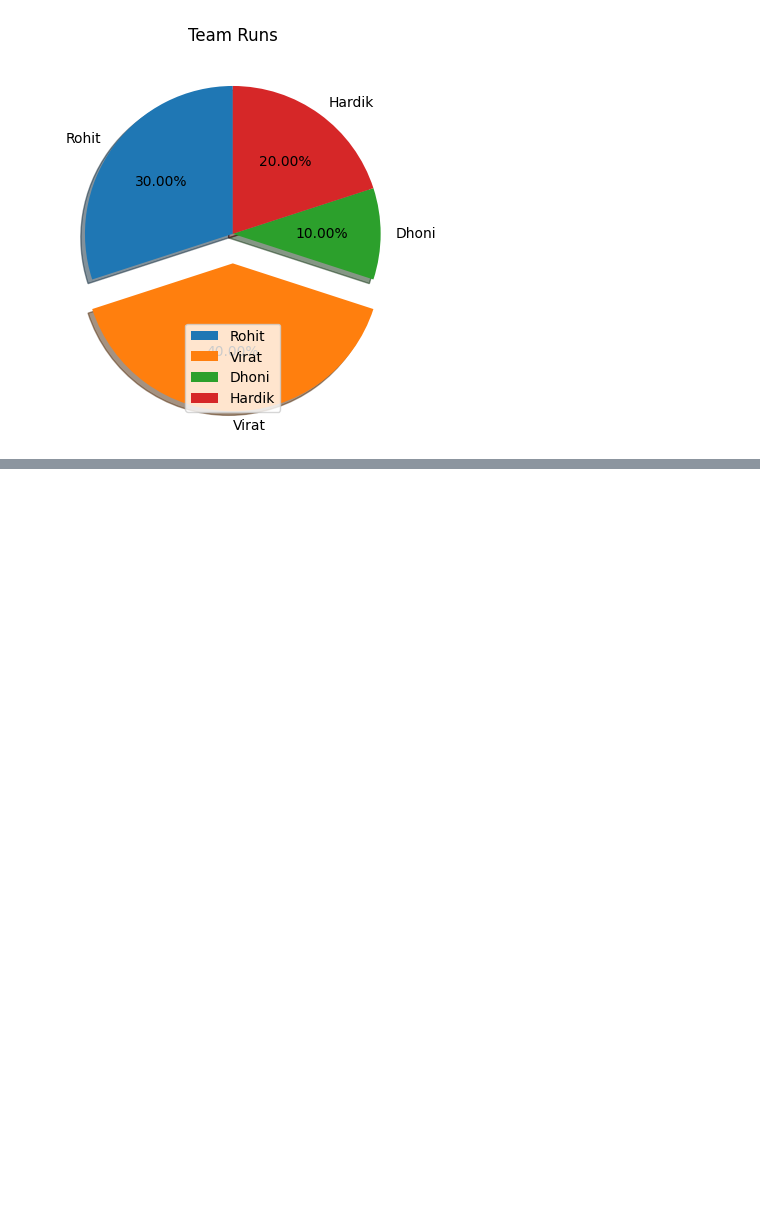
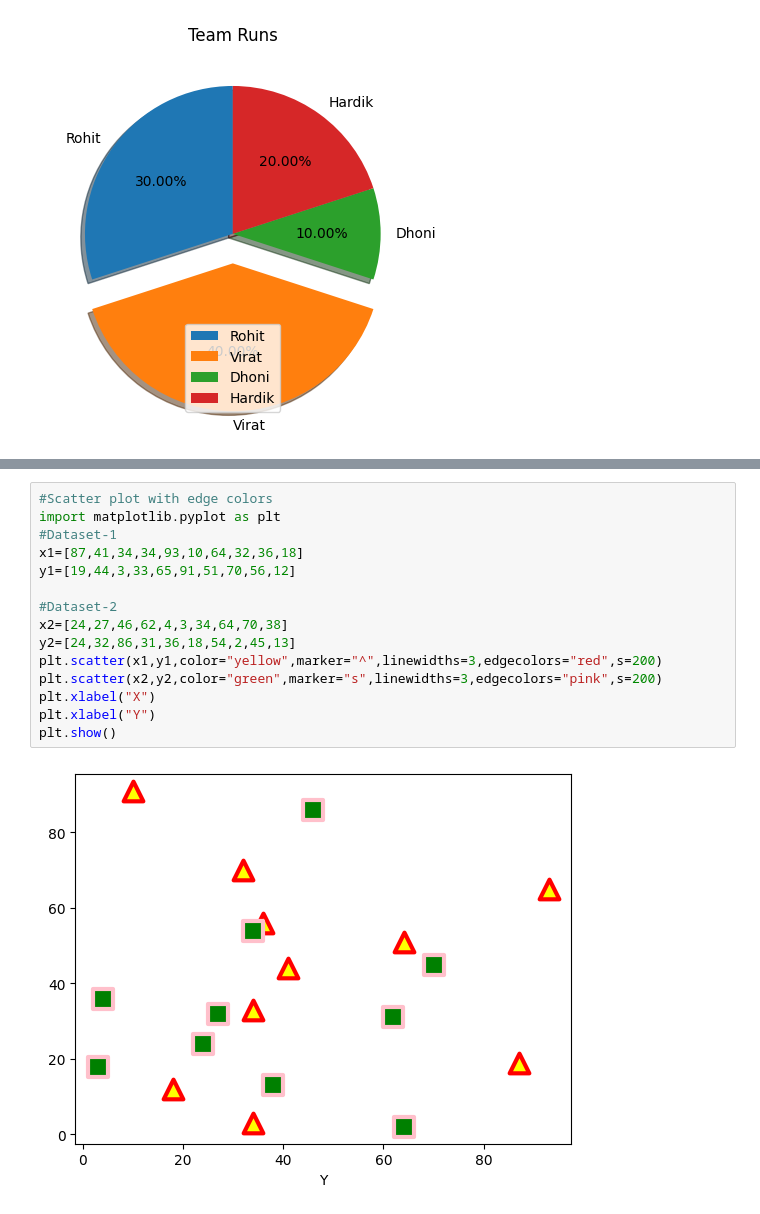
Before and after one commit to anurg/aicourse, a Jupyter notebook: matplotlib_labs.ipynb, the cells around one changed output, grey strips where cells are left out. Cells and saved outputs as stored; diff of their text form; blank space fills up the shorter version.

```diff
--- a/matplotlib_labs.ipynb
+++ b/matplotlib_labs.ipynb
@@ -113,0 +133,17 @@ plt.show()
+# %%
+#Scatter plot with edge colors
+import matplotlib.pyplot as plt
+#Dataset-1
+x1=[87,41,34,34,93,10,64,32,36,18]
+y1=[19,44,3,33,65,91,51,70,56,12]
+
+#Dataset-2
+x2=[24,27,46,62,4,3,34,64,70,38]
+y2=[24,32,86,31,36,18,54,2,45,13]
+plt.scatter(x1,y1,color="yellow",marker="^",linewidths=3,edgecolors="red",s=200)
+plt.scatter(x2,y2,color="green",marker="s",linewidths=3,edgecolors="pink",s=200)
+plt.xlabel("X")
+plt.xlabel("Y")
+plt.show()
+# %% [output]
+[figure, added]
```
Also changed, not shown: parts of 4 cells of this notebook.
